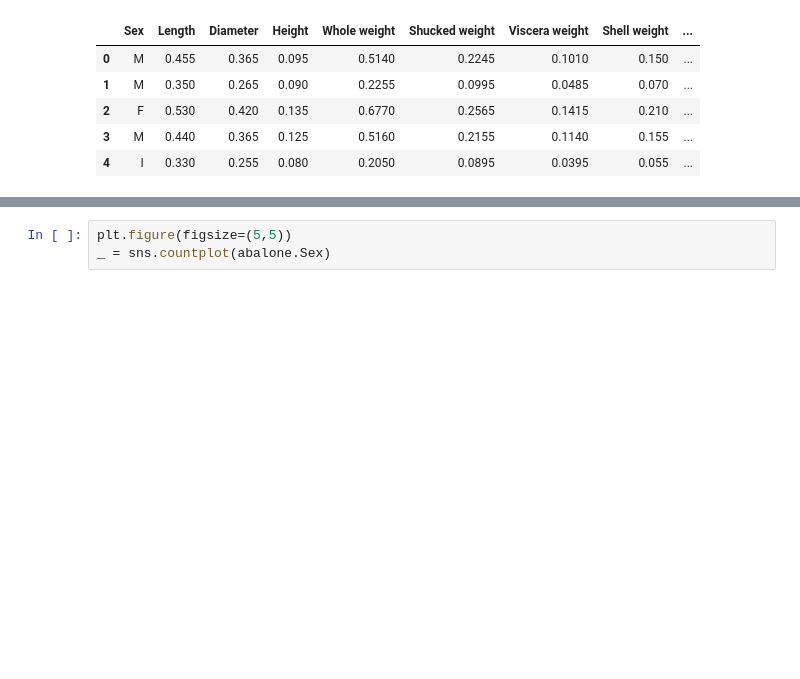
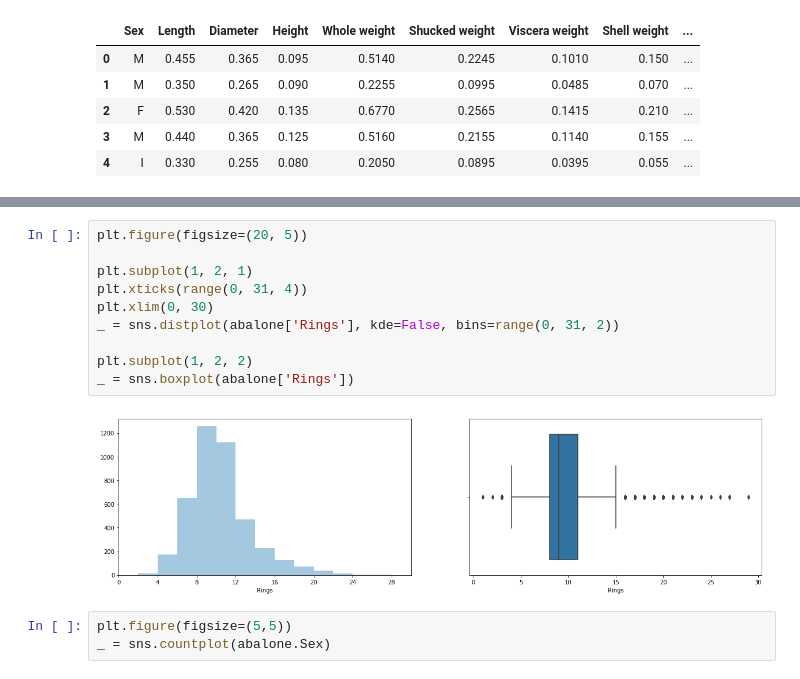
Before and after one commit to rodolfo-mendes/abalone, a Jupyter notebook: exploratory-data-analysis.ipynb, the cells around one changed output, grey strips where cells are left out. Cells and saved outputs as stored; diff of their text form; blank space fills up the shorter version.

```diff
--- a/exploratory-data-analysis.ipynb
+++ b/exploratory-data-analysis.ipynb
@@ -32,6 +34,18 @@ abalone.describe()
 | 50% | 0.545000 | 0.425000 | 0.140000 | 0.799500 | 0.336000 | 0.171000 | 0.234000 | 9.000000 |
 | 75% | 0.615000 | 0.480000 | 0.165000 | 1.153000 | 0.502000 | 0.253000 | 0.329000 | 11.000000 |
 | max | 0.815000 | 0.650000 | 1.130000 | 2.825500 | 1.488000 | 0.760000 | 1.005000 | 29.000000 |
+# %%
+plt.figure(figsize=(20, 5))
+
+plt.subplot(1, 2, 1)
+plt.xticks(range(0, 31, 4))
+plt.xlim(0, 30)
+_ = sns.distplot(abalone['Rings'], kde=False, bins=range(0, 31, 2))
+
+plt.subplot(1, 2, 2)
+_ = sns.boxplot(abalone['Rings'])
+# %% [output]
+[figure, added]
 # %%
 plt.figure(figsize=(5,5))
 _ = sns.countplot(abalone.Sex)
```
Also changed, not shown: parts of 32 cells of this notebook.
